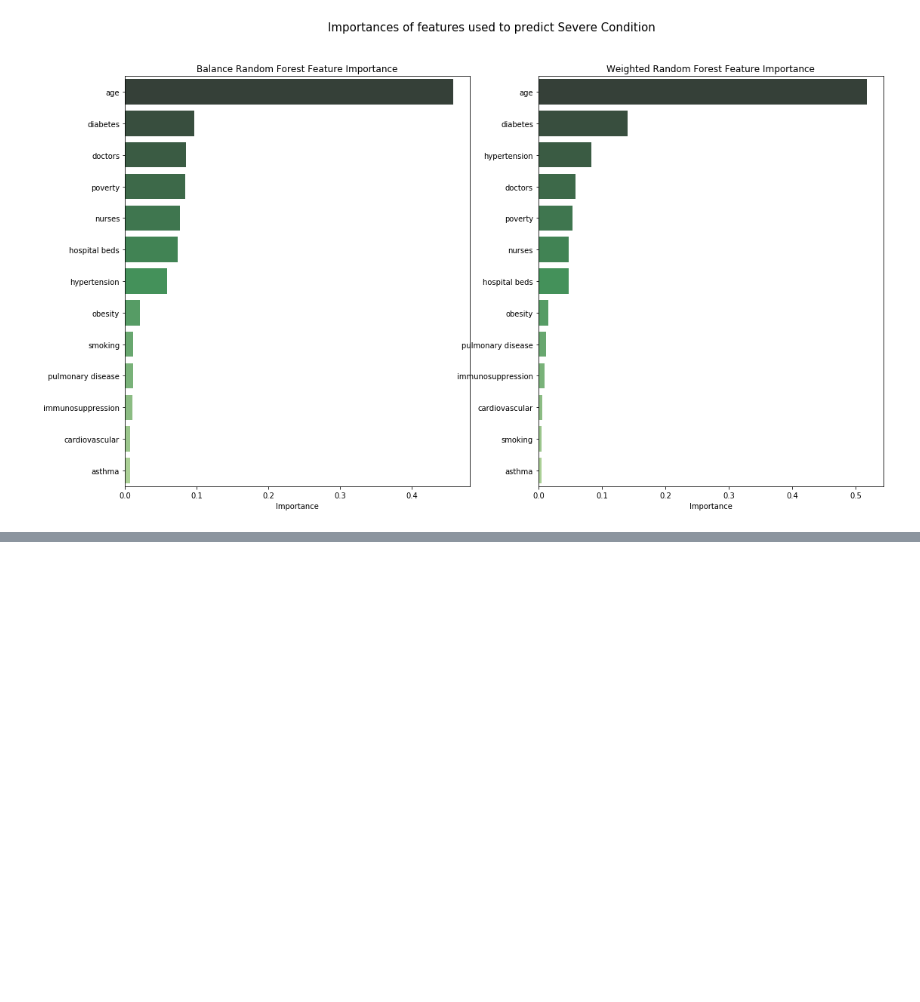
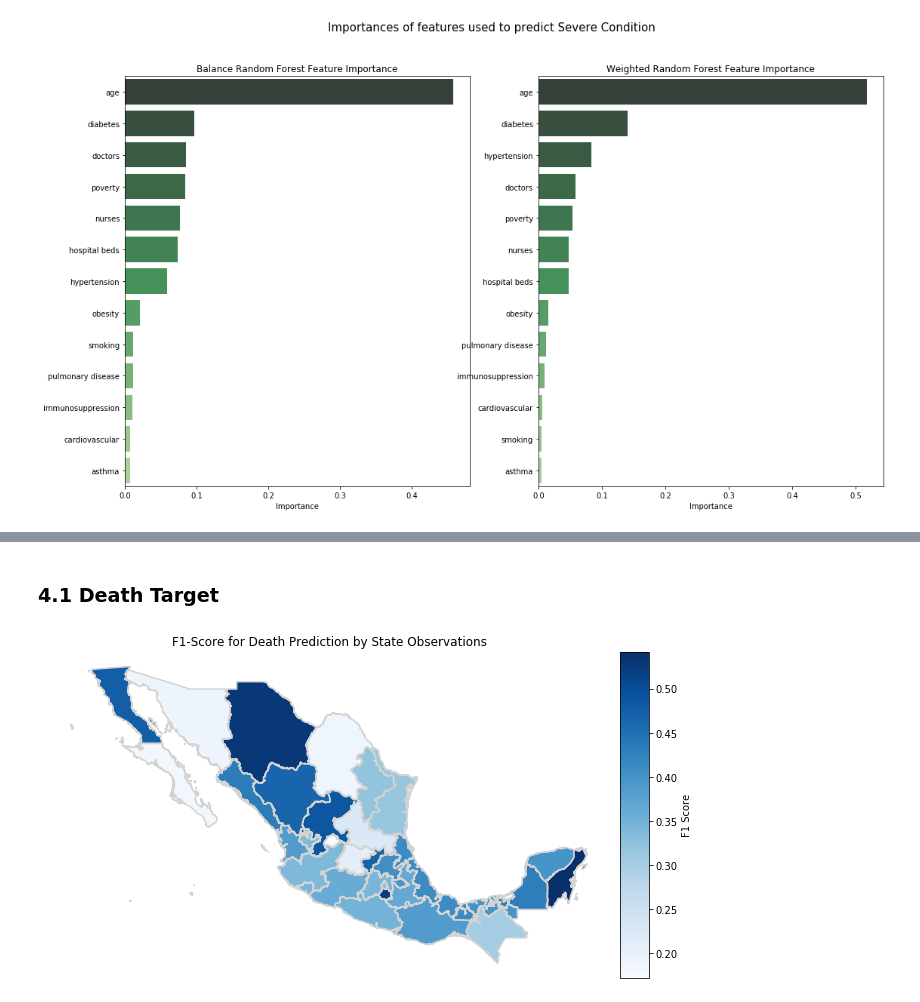
Before and after one commit to ml-project-2020/covid, a Jupyter notebook: Random Forest Model.ipynb, the cells around one changed output, grey strips where cells are left out. Cells and saved outputs as stored; diff of their text form; code cells hidden in the pictures; blank space fills up the shorter version.

```diff
--- a/Random Forest Model.ipynb
+++ b/Random Forest Model.ipynb
@@ -512,0 +520,19 @@ plt.show()
+# %%
+test['pred_d'] = grid_brf_d.predict(test[features])
+test['pred_h'] = grid_brf_h.predict(test[features])
+# %%
+results_en = test.groupby('entidad_res').apply(lambda x: \
+                                               f1_score(x['muertos'],x['pred_d'])).reset_index(name='f1_d')
+results_en['recall_d'] = test.groupby('entidad_res').apply(lambda x: \
+                                                           recall_score(x['muertos'],x['pred_d'])).reset_index()[0]
+results_en['precision_d'] = test.groupby('entidad_res').apply(lambda x: \
+                                                           precision_score(x['muertos'],x['pred_d'])).reset_index()[0]
+results_en['recall_h'] = test.groupby('entidad_res').apply(lambda x: \
+                                                           recall_score(x['hospitalizado'],
+                                                                        x['pred_h'])).reset_index()[0]
+results_en['precision_h'] = test.groupby('entidad_res').apply(lambda x: \
+                                                           precision_score(x['hospitalizado'],
+                                                                           x['pred_h'])).reset_index()[0]
+results_en['f1_h'] = test.groupby('entidad_res').apply(lambda x: \
+                                                           f1_score(x['hospitalizado'],
+                                                                           x['pred_h'])).reset_index()[0]
@@ -512,0 +553,25 @@ plt.show()
+# %%
+import geopandas as gpd
+state_codes = pd.read_excel('./data/description_catalogue_covid_mx.xlsx', sheet_name='Catálogo de ENTIDADES')
+shape = gpd.read_file('data/mex_states_shape/mex_admbnda_adm1_govmex.shp')
+shape = shape.loc[:,['ADM1_ES', 'ADM1_PCODE', 'geometry']]
+shape.loc[:,'ADM1_PCODE'] = shape.ADM1_PCODE.apply(lambda row: int(row.strip('MX')))
+# %%
+#gpd.GeoDataFrame(results_en.merge)
+results_en = shape.merge(results_en, right_on='entidad_res', left_on='ADM1_PCODE').loc[:,'geometry':]
+# %% [markdown]
+### 4.1 Death Target
+# %%
+from mpl_toolkits.axes_grid1 import make_axes_locatable
+fig, ax = plt.subplots(figsize=(15,6))
+ax.set_title("F1-Score for Death Prediction by State Observations")
+divider = make_axes_locatable(ax)
+cax = divider.append_axes("right", size="5%", pad=0.1)
+ax = results_en.plot(column='f1_d', cmap='Blues', legend=True,
+                          legend_kwds={'label': "F1 Score"},
+                          ax=ax, cax=cax)
+results_en.boundary.plot(color='lightgrey',ax =ax)
+ax.axis('off')
+plt.show()
+# %% [output]
+[figure, added]
```
Also changed, not shown: parts of 14 cells of this notebook.
